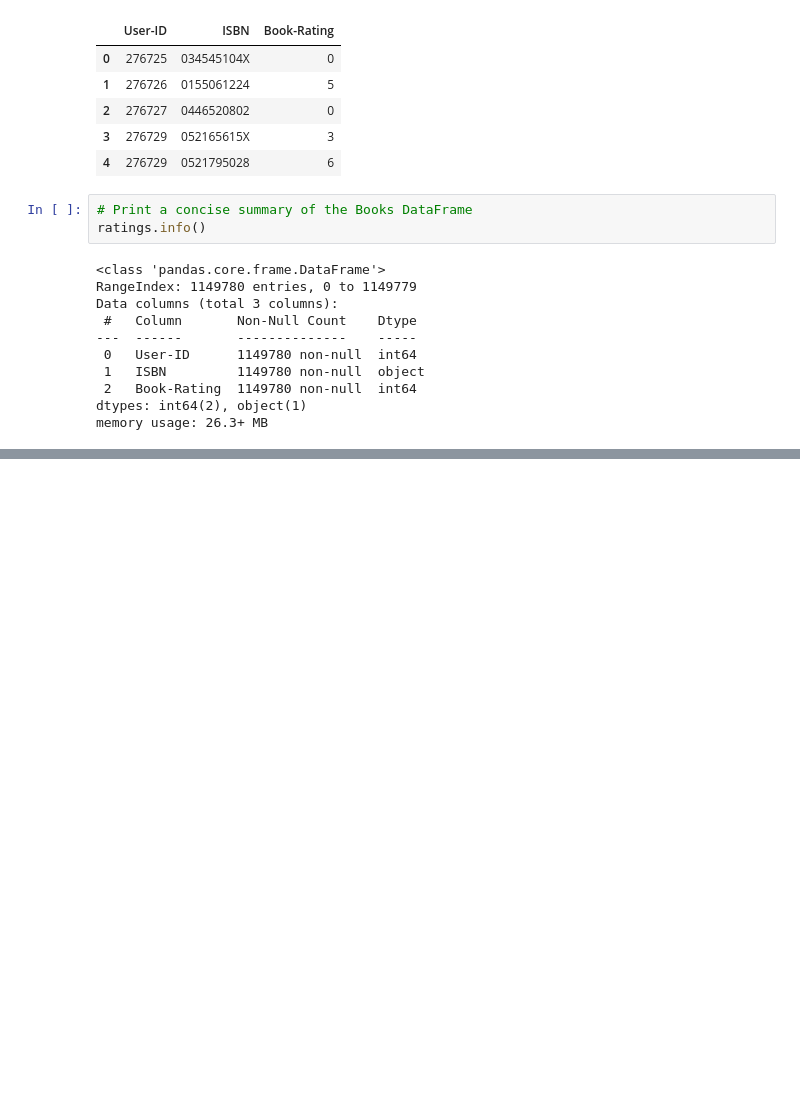
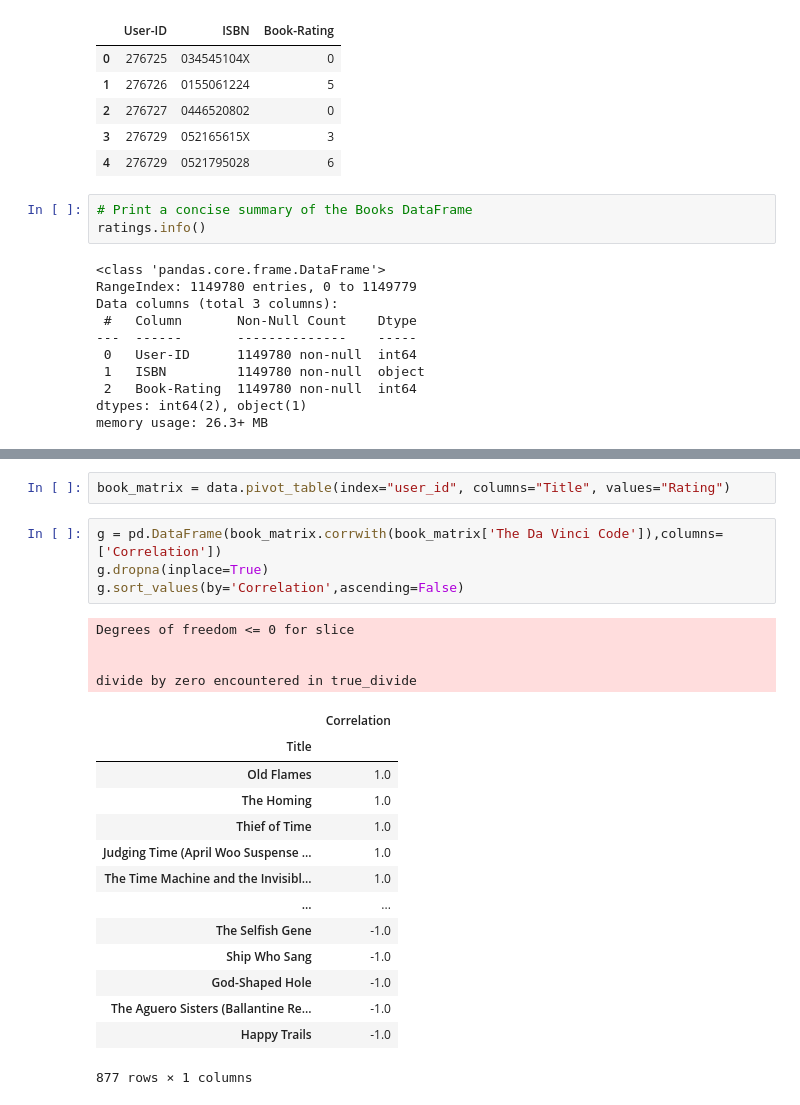
Before and after one commit to kapeeshvarma/Book-Recommendation-System, a Jupyter notebook: Book_Recommendation_System_Capstone_Project.ipynb, the cells around one changed output, grey strips where cells are left out. Saved outputs shown, nothing was run; the diff lists cells and outputs as text; blank space fills up the shorter version.

```diff
--- a/Book_Recommendation_System_Capstone_Project.ipynb
+++ b/Book_Recommendation_System_Capstone_Project.ipynb
@@ -100,0 +150,25 @@ memory usage: 26.3+ MB
+# %%
+book_matrix = data.pivot_table(index="user_id", columns="Title", values="Rating")
+# %%
+g = pd.DataFrame(book_matrix.corrwith(book_matrix['The Da Vinci Code']),columns=['Correlation'])
+g.dropna(inplace=True)
+g.sort_values(by='Correlation',ascending=False)
+# %% [output]
+Degrees of freedom <= 0 for slice
+
+
+divide by zero encountered in true_divide
+|  | Correlation |
+| Title |  |
+| Old Flames | 1.0 |
+| The Homing | 1.0 |
+| Thief of Time | 1.0 |
+| Judging Time (April Woo Suspense ... | 1.0 |
+| The Time Machine and the Invisibl... | 1.0 |
+| ... | ... |
+| The Selfish Gene | -1.0 |
+| Ship Who Sang | -1.0 |
+| God-Shaped Hole | -1.0 |
+| The Aguero Sisters (Ballantine Re... | -1.0 |
+| Happy Trails | -1.0 |
+877 rows × 1 columns
```
Also changed, not shown: parts of 7 cells of this notebook.
